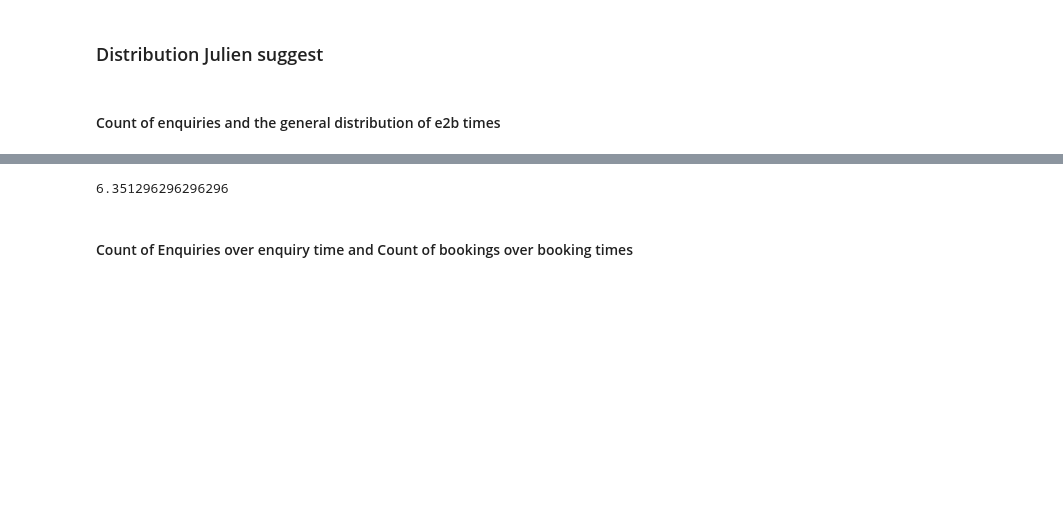
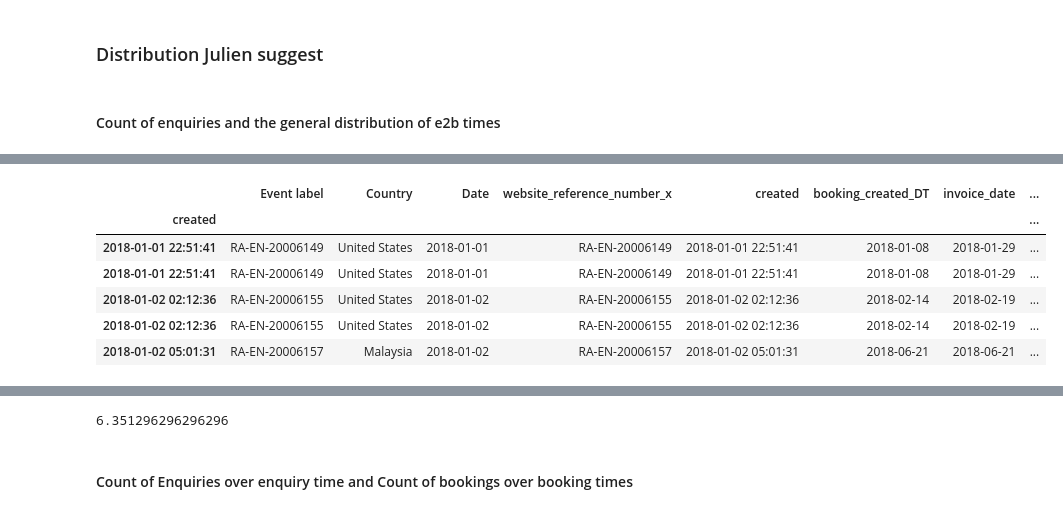
Before and after one commit to akin-aroge/market_forecast, a Jupyter notebook: src/Untitled.ipynb, the cells around one changed output, grey strips where cells are left out. Cells and saved outputs as stored; diff of their text form; code cells hidden in the pictures; blank space fills up the shorter version.

```diff
--- a/src/Untitled.ipynb
+++ b/src/Untitled.ipynb
@@ -162,3 +185,13 @@ widgets.FloatSlider()
+# %%
+dt_countries.head()
+# %% [output]
+|  | Event label | Country | Date | website_reference_number_x | created | booking_created_DT | invoice_date | ... |
+| created |  |  |  |  |  |  |  | ... |
+| 2018-01-01 22:51:41 | RA-EN-20006149 | United States | 2018-01-01 | RA-EN-20006149 | 2018-01-01 22:51:41 | 2018-01-08 | 2018-01-29 | ... |
+| 2018-01-01 22:51:41 | RA-EN-20006149 | United States | 2018-01-01 | RA-EN-20006149 | 2018-01-01 22:51:41 | 2018-01-08 | 2018-01-29 | ... |
+| 2018-01-02 02:12:36 | RA-EN-20006155 | United States | 2018-01-02 | RA-EN-20006155 | 2018-01-02 02:12:36 | 2018-02-14 | 2018-02-19 | ... |
+| 2018-01-02 02:12:36 | RA-EN-20006155 | United States | 2018-01-02 | RA-EN-20006155 | 2018-01-02 02:12:36 | 2018-02-14 | 2018-02-19 | ... |
+| 2018-01-02 05:01:31 | RA-EN-20006157 | Malaysia | 2018-01-02 | RA-EN-20006157 | 2018-01-02 05:01:31 | 2018-06-21 | 2018-06-21 | ... |
 # %%
 def plot_num_of_enq(destination, data):
     data = data[data.DESTINATION == destination]
```
Also changed, not shown: parts of 5 cells of this notebook.
